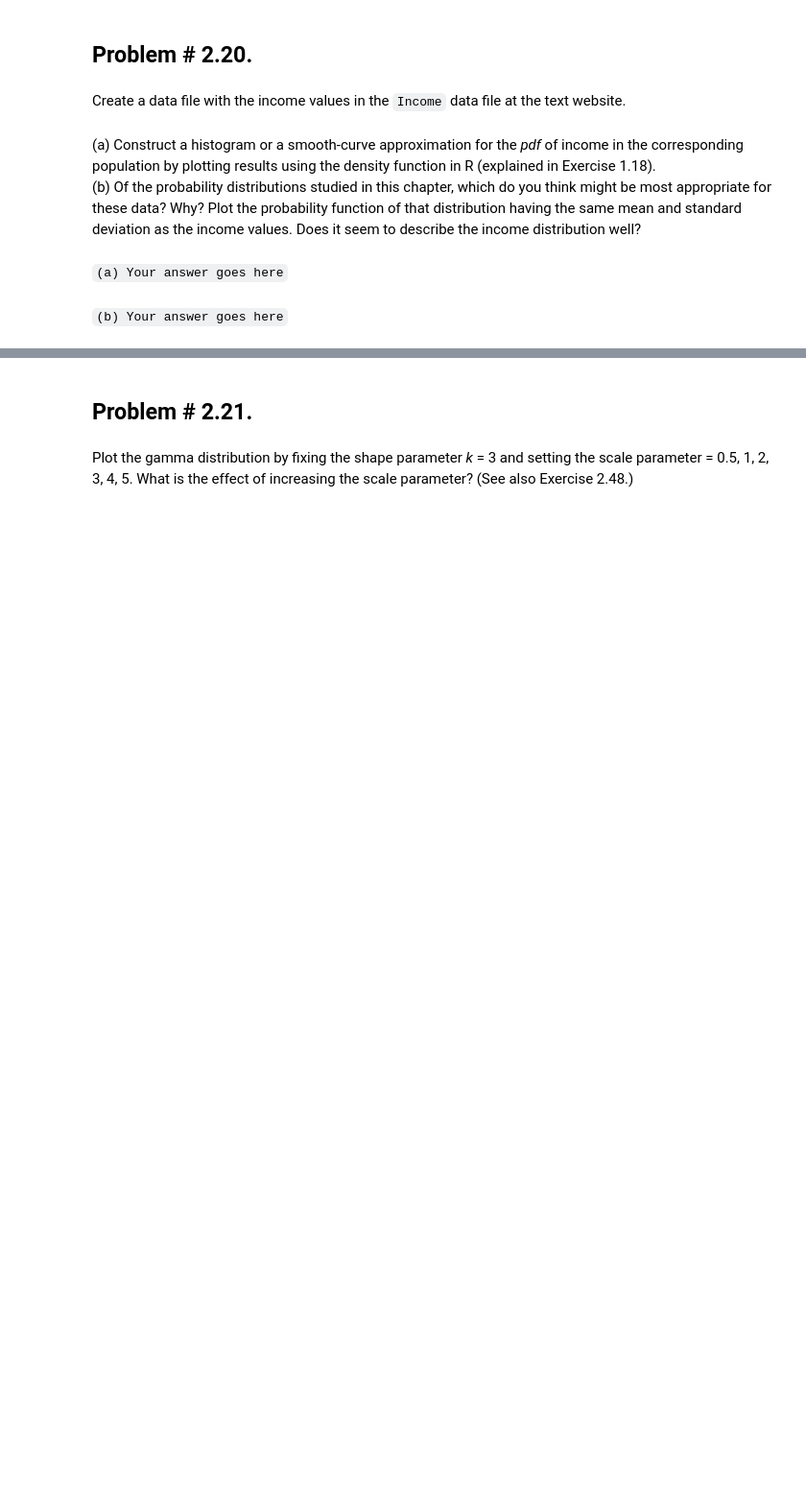
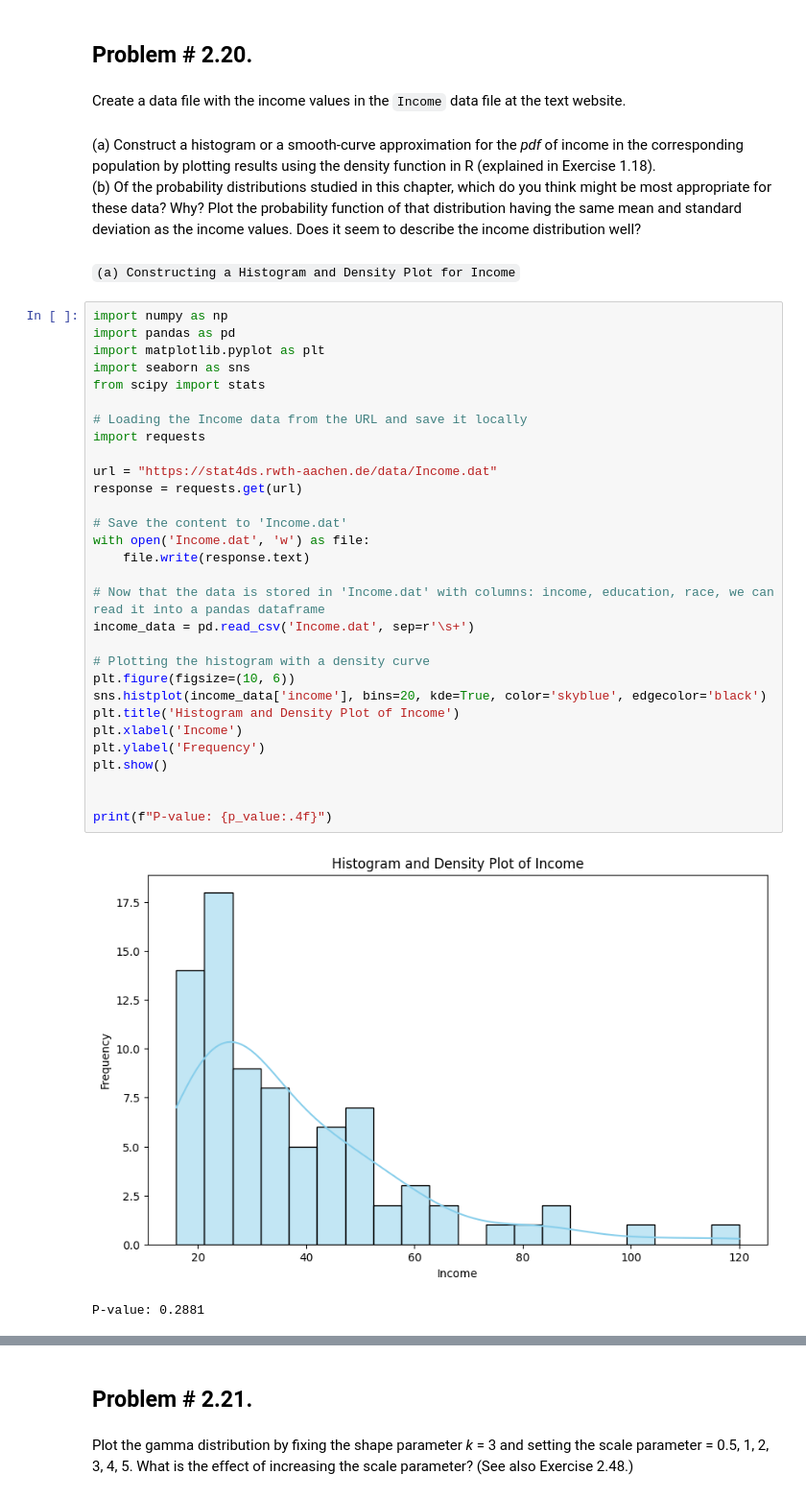
Before and after one commit to Ajmaljalal/AAI_500, a Jupyter notebook: AAI-500_2.1/ajmal-jalal_assignment_2.1.ipynb, the cells around one changed output, grey strips where cells are left out. Shown at 96% size. Saved outputs shown, nothing was run; the diff lists cells and outputs as text; blank space fills up the shorter version.

```diff
--- a/AAI-500_2.1/ajmal-jalal_assignment_2.1.ipynb
+++ b/AAI-500_2.1/ajmal-jalal_assignment_2.1.ipynb
@@ -200,7 +313,38 @@ in Exercise 1.18).
 most appropriate for these data? Why? Plot the probability function of that distribution
 having the same mean and standard deviation as the income values. Does it seem to
 describe the income distribution well?
-# %% [markdown]
-`(a) Your answer goes here`
-# %% [markdown]
-`(b) Your answer goes here`
+# %% [markdown]
+`(a) Constructing a Histogram and Density Plot for Income`
+# %%
+import numpy as np
+import pandas as pd
+import matplotlib.pyplot as plt
+import seaborn as sns
+from scipy import stats
+
+# Loading the Income data from the URL and save it locally
+import requests
+
+url = "https://stat4ds.rwth-aachen.de/data/Income.dat"
+response = requests.get(url)
+
+# Save the content to 'Income.dat'
+with open('Income.dat', 'w') as file:
+    file.write(response.text)
+
+# Now that the data is stored in 'Income.dat' with columns: income, education, race, we can read it into a pandas dataframe
+income_data = pd.read_csv('Income.dat', sep=r'\s+')
+
+# Plotting the histogram with a density curve
+plt.figure(figsize=(10, 6))
+sns.histplot(income_data['income'], bins=20, kde=True, color='skyblue', edgecolor='black')
+plt.title('Histogram and Density Plot of Income')
+plt.xlabel('Income')
+plt.ylabel('Frequency')
+plt.show()
+
+
+print(f"P-value: {p_value:.4f}")
+# %% [output]
+[figure, added]
+P-value: 0.2881
```
Also changed, not shown: parts of 35 cells of this notebook, 2 other files.
